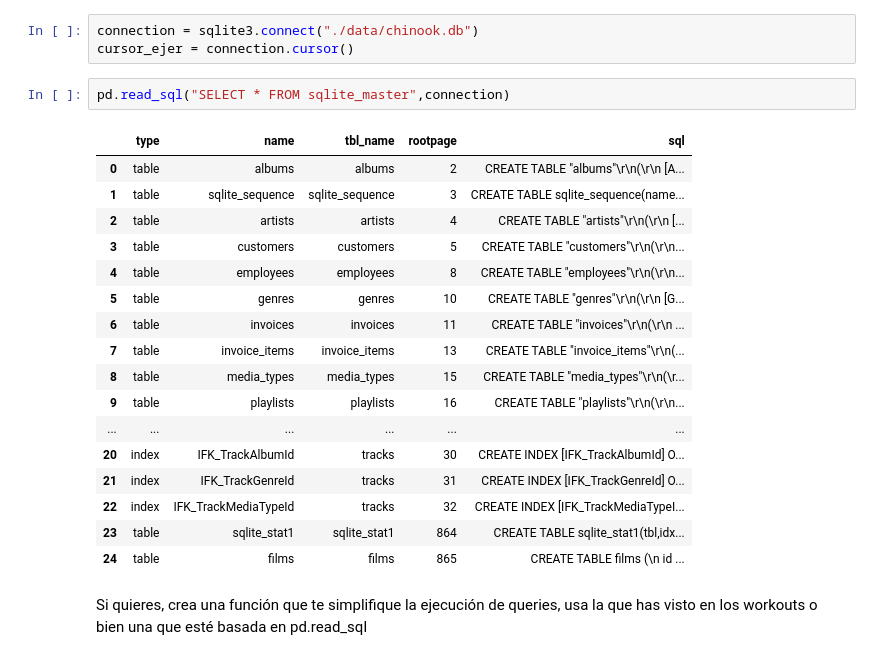
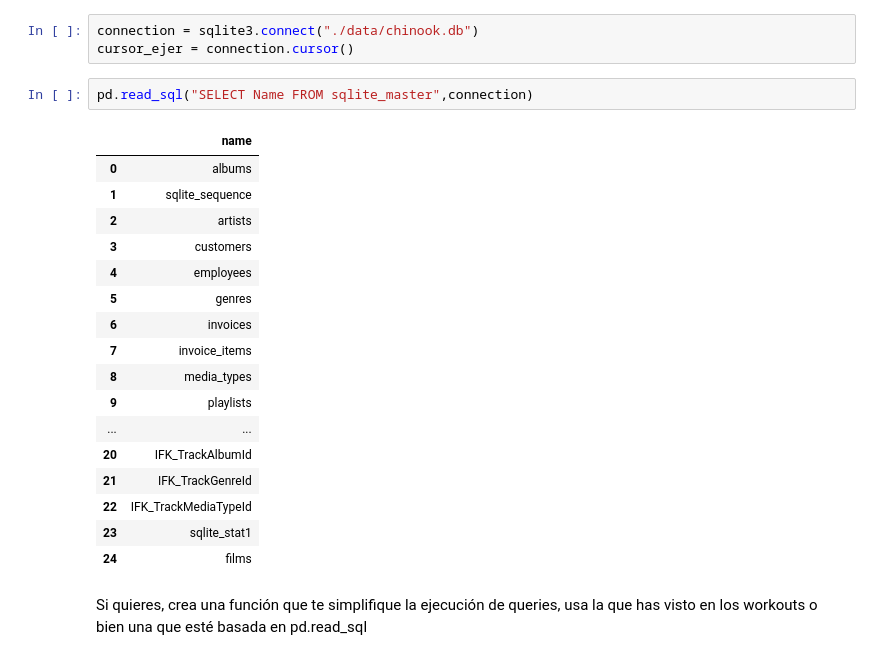
Before and after one commit to ANG112/ONLINE_DS_THEBRIDGE_ALFONSO_NIETO, a Jupyter notebook: 03_Analisis_de_Datos/Sprint_06/Unidad_01/Practica_Obligatoria/18_Practica_Obligatoria_SQL.ipynb, the cells around one changed output. Saved outputs shown, nothing was run; the diff lists cells and outputs as text.

```diff
--- a/03_Analisis_de_Datos/Sprint_06/Unidad_01/Practica_Obligatoria/18_Practica_Obligatoria_SQL.ipynb
+++ b/03_Analisis_de_Datos/Sprint_06/Unidad_01/Practica_Obligatoria/18_Practica_Obligatoria_SQL.ipynb
@@ -20,25 +20,25 @@ Conectate a la base de datos "Chinook.db" que ya conoces y está en la ruta "./d
 connection = sqlite3.connect("./data/chinook.db")
 cursor_ejer = connection.cursor()
 # %%
-pd.read_sql("SELECT * FROM sqlite_master",connection)
+pd.read_sql("SELECT Name FROM sqlite_master",connection)
 # %% [output]
-|  | type | name | tbl_name | rootpage | sql |
-| 0 | table | albums | albums | 2 | CREATE TABLE "albums"\r\n(\r\n [A... |
-| 1 | table | sqlite_sequence | sqlite_sequence | 3 | CREATE TABLE sqlite_sequence(name... |
-| 2 | table | artists | artists | 4 | CREATE TABLE "artists"\r\n(\r\n [... |
-| 3 | table | customers | customers | 5 | CREATE TABLE "customers"\r\n(\r\n... |
-| 4 | table | employees | employees | 8 | CREATE TABLE "employees"\r\n(\r\n... |
-| 5 | table | genres | genres | 10 | CREATE TABLE "genres"\r\n(\r\n [G... |
-| 6 | table | invoices | invoices | 11 | CREATE TABLE "invoices"\r\n(\r\n ... |
-| 7 | table | invoice_items | invoice_items | 13 | CREATE TABLE "invoice_items"\r\n(... |
-| 8 | table | media_types | media_types | 15 | CREATE TABLE "media_types"\r\n(\r... |
-| 9 | table | playlists | playlists | 16 | CREATE TABLE "playlists"\r\n(\r\n... |
-| ... | ... | ... | ... | ... | ... |
-| 20 | index | IFK_TrackAlbumId | tracks | 30 | CREATE INDEX [IFK_TrackAlbumId] O... |
-| 21 | index | IFK_TrackGenreId | tracks | 31 | CREATE INDEX [IFK_TrackGenreId] O... |
-| 22 | index | IFK_TrackMediaTypeId | tracks | 32 | CREATE INDEX [IFK_TrackMediaTypeI... |
-| 23 | table | sqlite_stat1 | sqlite_stat1 | 864 | CREATE TABLE sqlite_stat1(tbl,idx... |
-| 24 | table | films | films | 865 | CREATE TABLE films (\n id ... |
+|  | name |
+| 0 | albums |
+| 1 | sqlite_sequence |
+| 2 | artists |
+| 3 | customers |
+| 4 | employees |
+| 5 | genres |
+| 6 | invoices |
+| 7 | invoice_items |
+| 8 | media_types |
+| 9 | playlists |
+| ... | ... |
+| 20 | IFK_TrackAlbumId |
+| 21 | IFK_TrackGenreId |
+| 22 | IFK_TrackMediaTypeId |
+| 23 | sqlite_stat1 |
+| 24 | films |
 # %% [markdown]
 Si quieres, crea una función que te simplifique la ejecución de queries, usa la que has visto en los workouts o bien una que esté basada en pd.read_sql
 # %%
```
Also changed, not shown: parts of 3 cells of this notebook.
